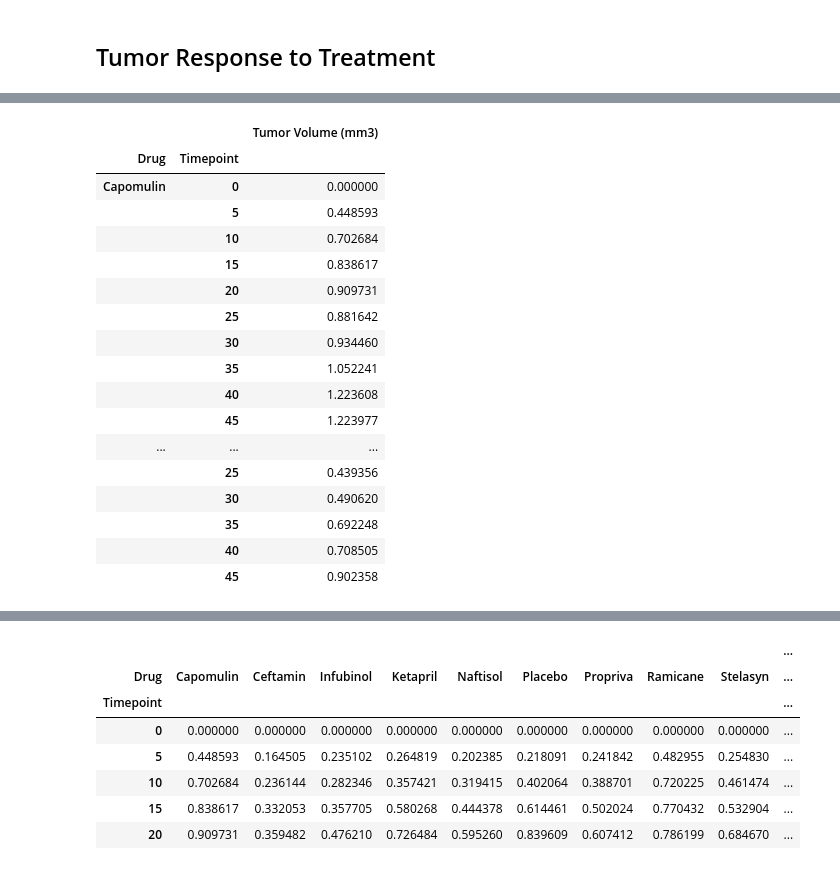
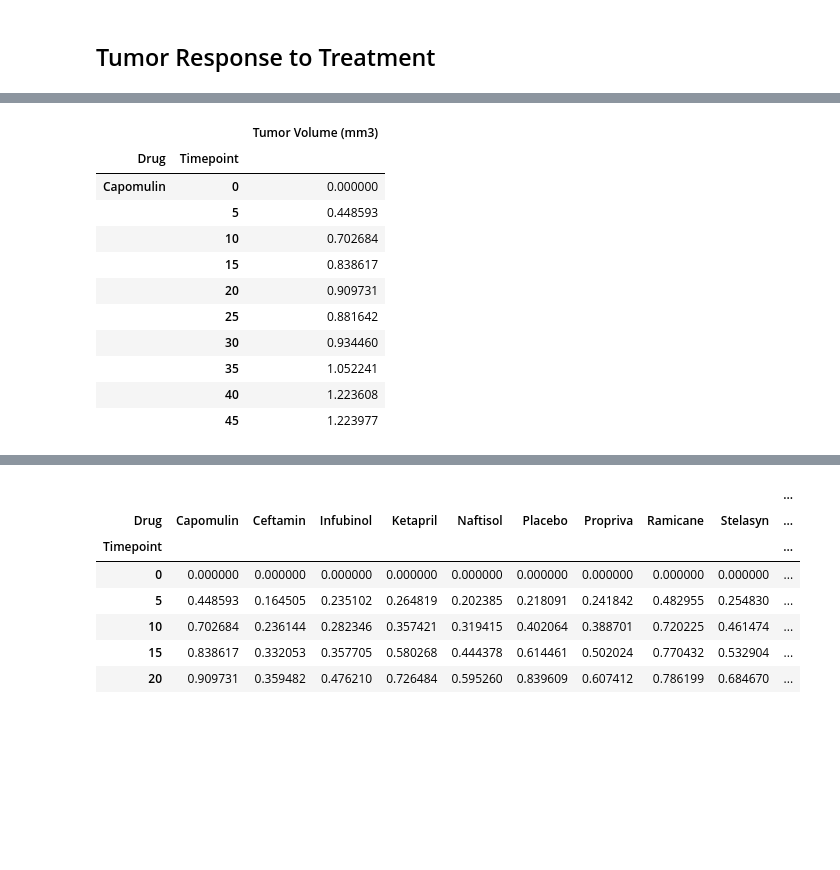
Before and after one commit to sbogdan-sb/Python-Data-Analysis-Charting, a Jupyter notebook: pymaceuticals.ipynb, the cells around one changed output, grey strips where cells are left out. Cells and saved outputs as stored; diff of their text form; code cells hidden in the pictures; blank space fills up the shorter version.

```diff
--- a/pymaceuticals.ipynb
+++ b/pymaceuticals.ipynb
@@ -85,32 +79,26 @@ mean_tumor_vol.head(20)
 # %%
 # Store the Standard Error of Tumor Volumes Grouped by Drug and Timepoint
 mean_tumor_sem = merged_df.groupby(["Drug", "Timepoint"]).sem()
 
 # Convert to DataFrame
 del mean_tumor_sem["Metastatic Sites"]
 del mean_tumor_sem["Mouse ID"]
 
 # Preview DataFrame
-mean_tumor_sem.head(20)
+mean_tumor_sem.head(10)
 # %% [output]
 |  |  | Tumor Volume (mm3) |
 | Drug | Timepoint |  |
 | Capomulin | 0 | 0.000000 |
 |  | 5 | 0.448593 |
 |  | 10 | 0.702684 |
 |  | 15 | 0.838617 |
 |  | 20 | 0.909731 |
 |  | 25 | 0.881642 |
 |  | 30 | 0.934460 |
 |  | 35 | 1.052241 |
 |  | 40 | 1.223608 |
 |  | 45 | 1.223977 |
-| ... | ... | ... |
-|  | 25 | 0.439356 |
-|  | 30 | 0.490620 |
-|  | 35 | 0.692248 |
-|  | 40 | 0.708505 |
-|  | 45 | 0.902358 |
 # %%
 # Minor Data Munging to Re-Format the Data Frames
 
```
Also changed, not shown: parts of 12 cells of this notebook, 4 other files.
